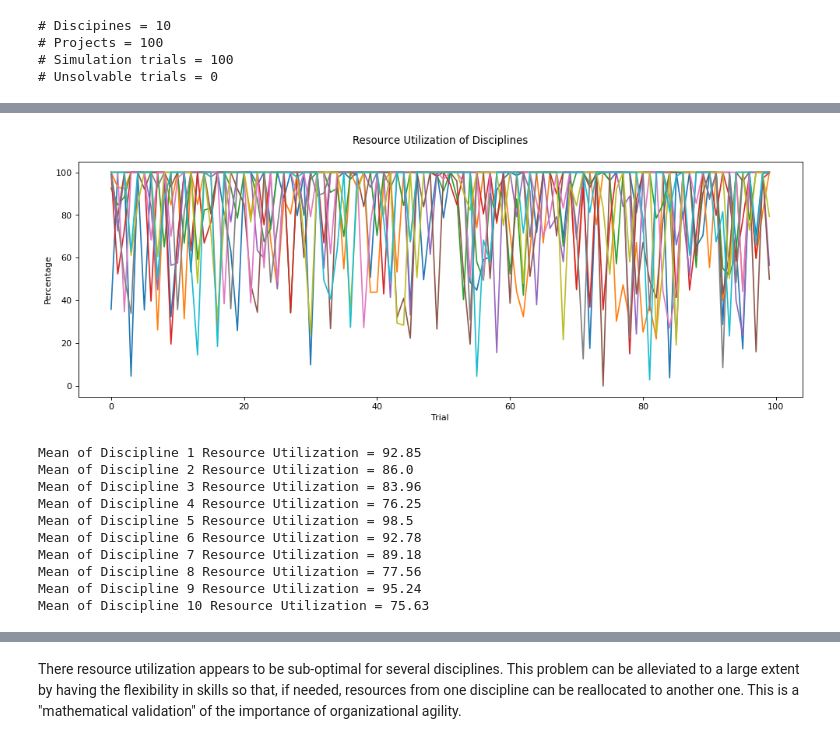
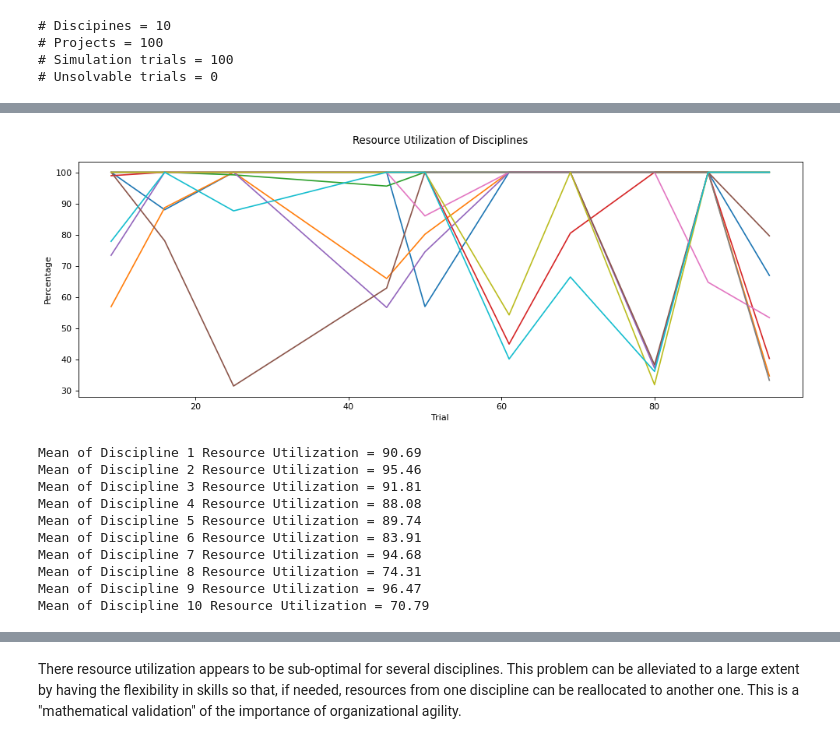
Before and after one commit to snigdhayan/ThoughtExperiments, a Jupyter notebook: MyNotebooks/OptimalResourcePlanning.ipynb, the cells around one changed output, grey strips where cells are left out. Drawn from its saved outputs; the diff is of its cells as text; code cells hidden in the pictures.

```diff
--- a/MyNotebooks/OptimalResourcePlanning.ipynb
+++ b/MyNotebooks/OptimalResourcePlanning.ipynb
@@ -251,43 +245,43 @@ Standard Deviation of Portfolio Returns = 2.34
 # %%
 # Plot the discipline resource utilizations
 
 # x-axis values
-x = range(n_trials)
+selected_trials = 10
+x = sorted(np.random.choice(n_trials, selected_trials, replace = False))
 # y-axis values
 resource_utilization = []
-for i in range(len(gap_percentage_list)):
+for i in x: # range(len(gap_percentage_list)):
     resource_utilization.append(np.ones(shape[0])*100 - gap_percentage_list[i])
 y = resource_utilization
 
 # Plot the points
 plt.figure(figsize=(15, 5), dpi=80, facecolor='w', edgecolor='k')
 plt.plot(x, y)
 
 # x-axis name
 plt.xlabel(F'Trial')
 
 # y-axis name
 plt.ylabel(F'Percentage')
 
 # Title
 plt.title(F'Resource Utilization of Disciplines\n')
 
 plt.show()
 # %% [output]
-[figure, old version]
+[figure, new version]
 # %%
 # Print the means of discipline resource utilizations
 for i in range(shape[0]):
     print(F'Mean of Discipline {i+1} Resource Utilization = {round(mean(resource_utilization[i]), 2)}')
-    # print(F'Standard Deviation of Discipline {i+1} Resource Utilization = {round(stdev(resource_utilization[i]), 2)}')
 # %% [output]
-Mean of Discipline 1 Resource Utilization = 92.85
-Mean of Discipline 2 Resource Utilization = 86.0
-Mean of Discipline 3 Resource Utilization = 83.96
-Mean of Discipline 4 Resource Utilization = 76.25
-Mean of Discipline 5 Resource Utilization = 98.5
-Mean of Discipline 6 Resource Utilization = 92.78
-Mean of Discipline 7 Resource Utilization = 89.18
-Mean of Discipline 8 Resource Utilization = 77.56
-Mean of Discipline 9 Resource Utilization = 95.24
-Mean of Discipline 10 Resource Utilization = 75.63
+Mean of Discipline 1 Resource Utilization = 90.69
+Mean of Discipline 2 Resource Utilization = 95.46
+Mean of Discipline 3 Resource Utilization = 91.81
+Mean of Discipline 4 Resource Utilization = 88.08
+Mean of Discipline 5 Resource Utilization = 89.74
+Mean of Discipline 6 Resource Utilization = 83.91
+Mean of Discipline 7 Resource Utilization = 94.68
+Mean of Discipline 8 Resource Utilization = 74.31
+Mean of Discipline 9 Resource Utilization = 96.47
+Mean of Discipline 10 Resource Utilization = 70.79
```
Also changed, not shown: parts of 10 cells of this notebook.
